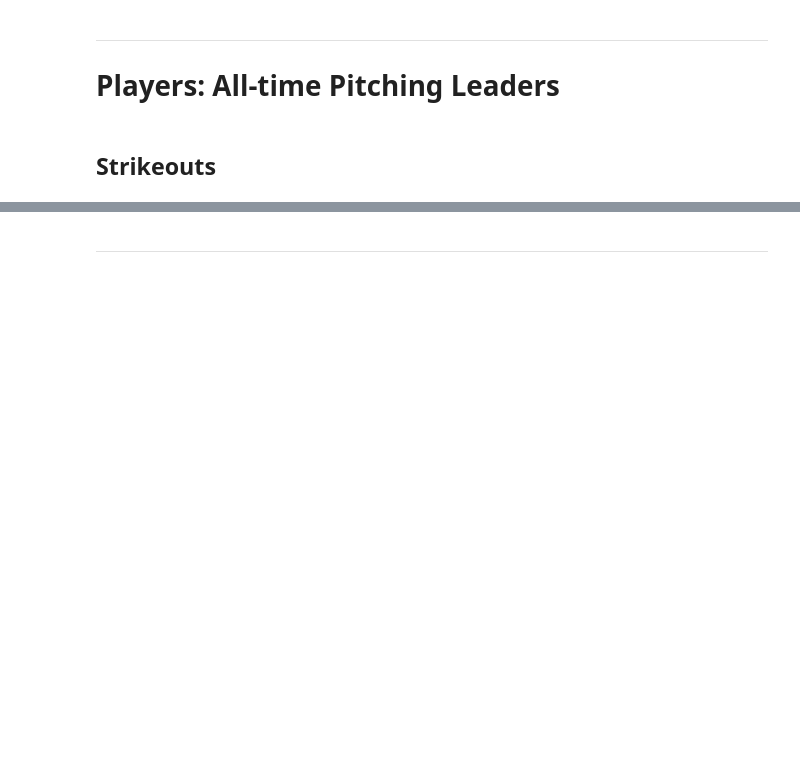
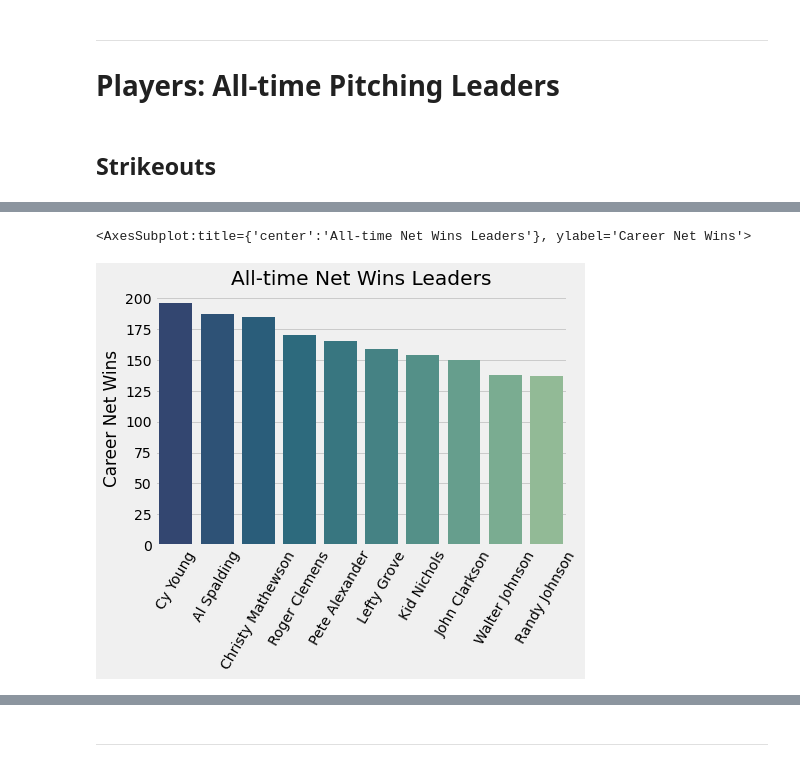
Before and after one commit to zengineering/data, a Jupyter notebook: notebooks/baseball_pitching-leaders.ipynb, the cells around one changed output, grey strips where cells are left out. Drawn from its saved outputs; the diff is of its cells as text; code cells hidden in the pictures; blank space fills up the shorter version.

```diff
--- a/notebooks/baseball_pitching-leaders.ipynb
+++ b/notebooks/baseball_pitching-leaders.ipynb
@@ -156,0 +193,5 @@ _____________________________________
+# %%
+pitching["Net W"] = pitching["W"] - pitching["L"]
+# %%
+netw_leaders = leaders(pitching, people_slim, "Net W")
+netw_leaders
@@ -156,0 +210,5 @@ _____________________________________
+# %%
+leaders_barplot_sns(netw_leaders, "Net W", stat_label="Net Wins")
+# %% [output]
+<AxesSubplot:title={'center':'All-time Net Wins Leaders'}, ylabel='Career Net Wins'>
+[figure, added]
```
Also changed, not shown: parts of 50 cells of this notebook.
